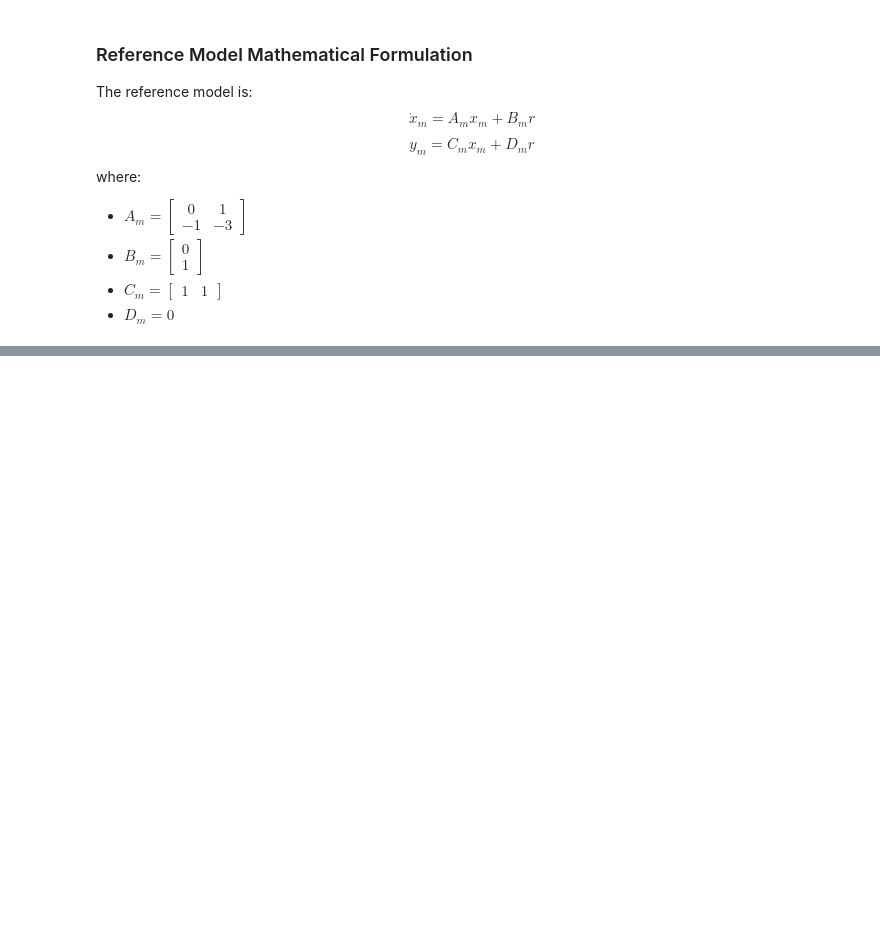
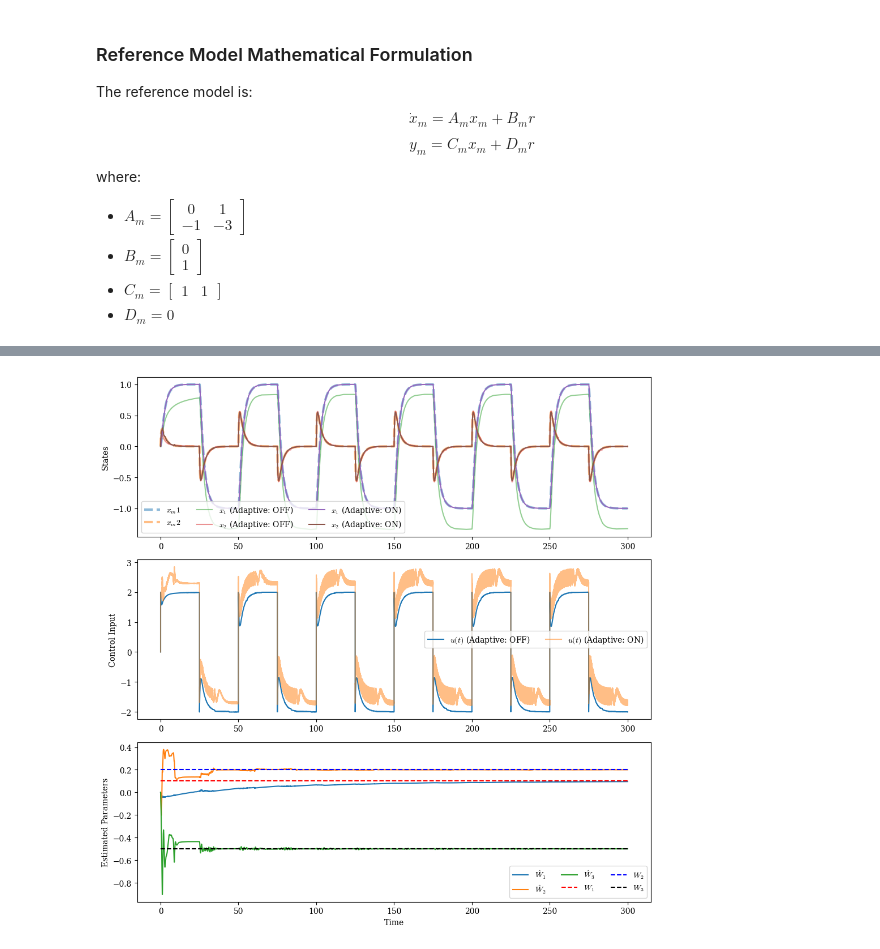
Before and after one commit to vkbharatv/Non-linear-and-Adaptive-Control-Design, a Jupyter notebook: NLACD_T9_RobustMRAC/robustMRAC.ipynb, the cells around one changed output, grey strips where cells are left out. Drawn from its saved outputs; the diff is of its cells as text; code cells hidden in the pictures; blank space fills up the shorter version.

Commit message:
MRAC update.

```diff
--- a/NLACD_T9_RobustMRAC/robustMRAC.ipynb
+++ b/NLACD_T9_RobustMRAC/robustMRAC.ipynb
@@ -11,7 +11,7 @@ import matplotlib.pyplot as plt
 plt.rcParams["mathtext.fontset"] = "cm"
 plt.rcParams["font.family"] = "serif"
 plt.rcParams["font.size"] = 10
-dt = 0.01
+dt = 0.005
 # %%
 # Plant Definition
 A = np.matrix([[0, 1], [-1, -2]], dtype=float)
@@ -79,7 +79,7 @@ plt.ylabel("State 1")
 plt.legend()
 plt.show()
 
-P = ctrl.lyap(A.transpose(), np.eye(2))
+P = ctrl.lyap(Am.transpose(), np.eye(2))
 print("Lyapunov Matrix P:\n", P)
 # %% [output]
 [figure]
@@ -98,8 +98,8 @@ This ensures stability for the adaptive law.
 # Uncertainty Introduction
 def get_alpha(x, t):
     alpha = np.zeros(3)
-    alpha[0] = np.sin(2 * 10 * x[0, 0] * t)
-    alpha[1] = np.cos(2 * 15 * x[1, 0] * t)
+    alpha[0] = np.sin(2 * np.pi * 100 * x[0, 0] * t)
+    alpha[1] = np.cos(2 * np.pi * 2 * x[1, 0] * t)
     alpha[2] = 1.0
     return np.matrix(alpha, dtype=float).reshape(3, 1)
 
@@ -110,6 +110,7 @@ def run_sumulation(gamma, sim_time):
     xm = np.matrix([0.0, 0.0], dtype=float).reshape(2, 1)
     u_t = []
     T_t = []
+    alpha_t = []
     X = np.empty((2, 0), dtype=float)
     Xm = np.empty((2, 0), dtype=float)
     t = np.arange(0, sim_time, dt)
@@ -117,7 +118,7 @@ def run_sumulation(gamma, sim_time):
     plant.reset()
     plant_ref.reset()
     for i in range(len(t) - 1):
-        Ref = np.sign(np.sin(2 * np.pi * 0.01 * t[i]))
+        Ref = np.sign(np.sin(2 * np.pi * 0.02 * t[i]))
         u = K_r * Ref + K_x @ x - What.T @ get_alpha(x, t[i])
         x, _, ts = plant.step(u + W @ get_alpha(x, t[i]))
         xm, _, _ = plant_ref.step(Ref)
@@ -132,7 +133,8 @@ def run_sumulation(gamma, sim_time):
         W_hat = np.append(W_hat, What, axis=1)
         X = np.append(np.asarray(X), x, axis=1)
         Xm = np.append(np.asarray(Xm), xm, axis=1)
-    return X, Xm, u_t, T_t, W_hat
+        alpha_t.append(get_alpha(x, t[i]))
+    return X, Xm, u_t, T_t, W_hat, alpha_t
 # %% [markdown]
 ### Uncertainty and Adaptive Law Details
 The plant uncertainty is modeled as:
@@ -196,0 +182,35 @@ plt.show()
+# %%
+fig, axs = plt.subplots(3, 1, figsize=(10, 10))
+n = xm.shape[0]
+
+labels_ref = [rf"$x_m{i+1}$" for i in range(n)]
+labels_off = [rf"$x_{i+1}$ (Adaptive: OFF)" for i in range(n)]
+labels_on = [rf"$x_{i+1}$ (Adaptive: ON)" for i in range(n)]
+
+axs[0].plot(T_t, xm.T, label=labels_ref, linestyle="--", linewidth=3, alpha=0.5)
+axs[0].plot(T_t, x.T, label=labels_off, alpha=0.5)
+axs[0].plot(T_t_1, x_1.T, label=labels_on)
+axs[0].set_ylabel("States")
+axs[0].legend(ncol=3)
+
+axs[1].plot(T_t, u_t, label=r"$u(t)$ (Adaptive: OFF)")
+axs[1].plot(T_t_1, u_t_1, label=r"$u(t)$ (Adaptive: ON)", alpha=0.5)
+axs[1].set_ylabel("Control Input")
+axs[1].legend(ncol=3)
+
+axs[2].plot(T_t, np.asarray(W_hat_1[0]).flatten(), label=r"$\hat{W}_1$")
+axs[2].plot(T_t, np.asarray(W_hat_1[1]).flatten(), label=r"$\hat{W}_2$")
+axs[2].plot(T_t, np.asarray(W_hat_1[2]).flatten(), label=r"$\hat{W}_3$")
+
+axs[2].hlines(W[0, 0], T_t[0], T_t[-1], colors="r", linestyles="dashed", label=r"$W_1$")
+axs[2].hlines(W[0, 1], T_t[0], T_t[-1], colors="b", linestyles="dashed", label=r"$W_2$")
+axs[2].hlines(W[0, 2], T_t[0], T_t[-1], colors="k", linestyles="dashed", label=r"$W_3$")
+axs[2].set_xlabel("Time")
+axs[2].set_ylabel("Estimated Parameters")
+axs[2].legend(ncol=3)
+
+plt.tight_layout()
+plt.savefig("robust_mrac_response.png", dpi=300)
+plt.show()
+# %% [output]
+[figure, added]
```
Also changed, not shown: parts of 5 cells of this notebook, 2 other files.
